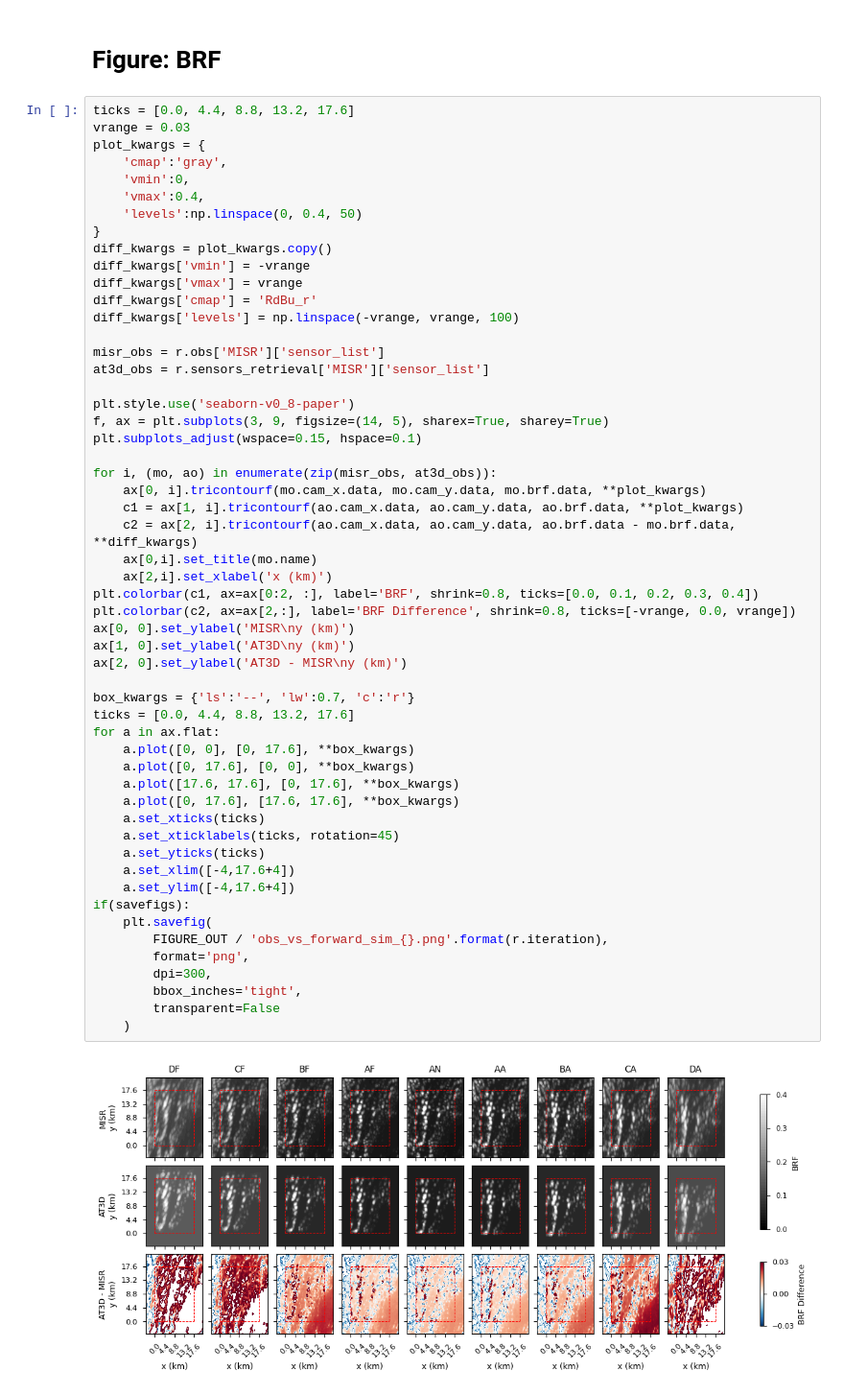
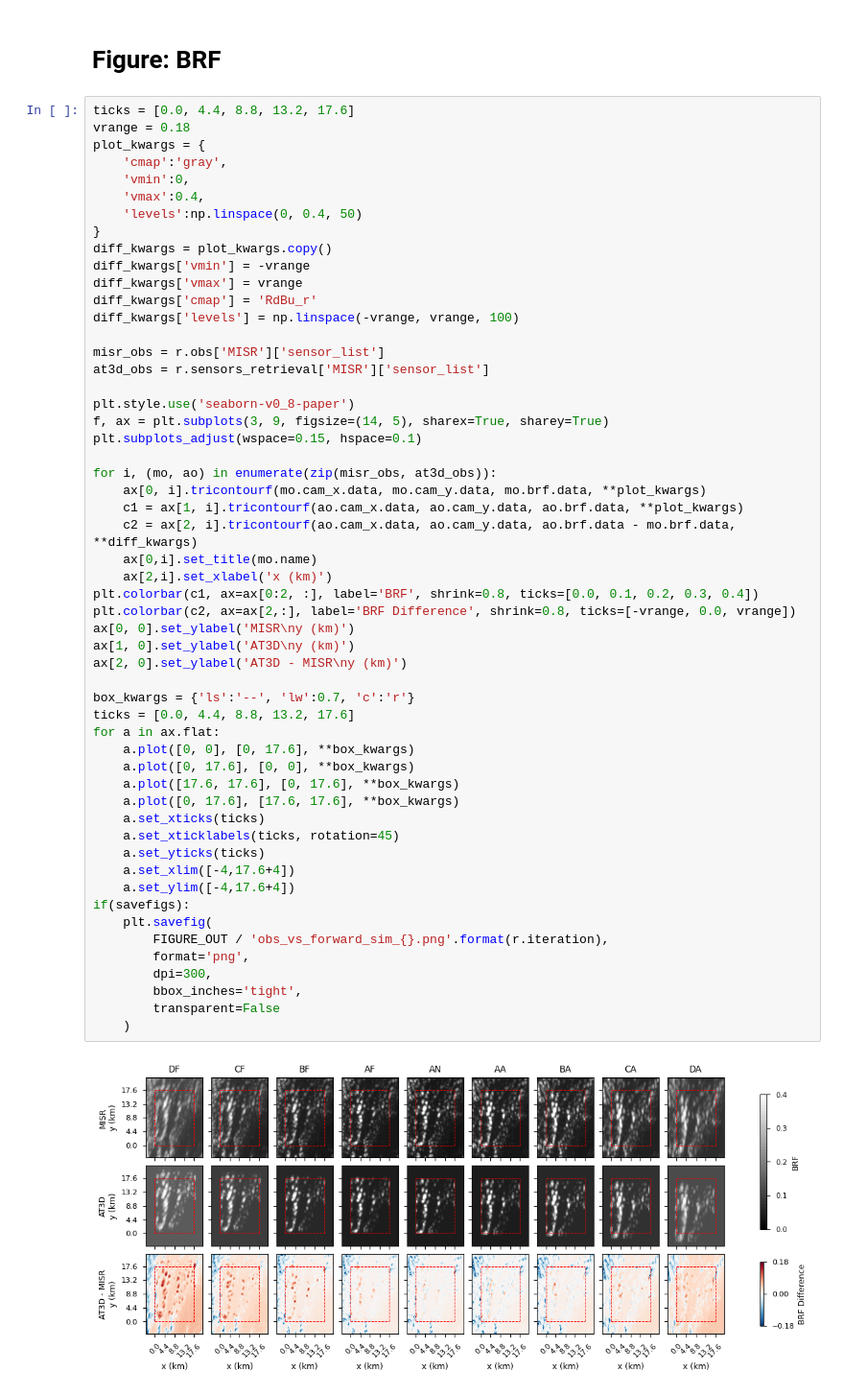
Before and after one commit to jlun17/misr-at3d-camp2ex, a Jupyter notebook: notebooks/investigation/single_retrieval/paper_figures_oop.ipynb, the cells around one changed output. Shown at 96% size. Drawn from its saved outputs; the diff is of its cells as text.

```diff
--- a/notebooks/investigation/single_retrieval/paper_figures_oop.ipynb
+++ b/notebooks/investigation/single_retrieval/paper_figures_oop.ipynb
@@ -140,7 +141,7 @@ if(savefigs):
 # Figure: BRF
 # %%
 ticks = [0.0, 4.4, 8.8, 13.2, 17.6]
-vrange = 0.03
+vrange = 0.18
 plot_kwargs = {
     'cmap':'gray',
     'vmin':0,
@@ -166,31 +167,31 @@ for i, (mo, ao) in enumerate(zip(misr_obs, at3d_obs)):
     c2 = ax[2, i].tricontourf(ao.cam_x.data, ao.cam_y.data, ao.brf.data - mo.brf.data, **diff_kwargs)
     ax[0,i].set_title(mo.name)
     ax[2,i].set_xlabel('x (km)')
 plt.colorbar(c1, ax=ax[0:2, :], label='BRF', shrink=0.8, ticks=[0.0, 0.1, 0.2, 0.3, 0.4])
 plt.colorbar(c2, ax=ax[2,:], label='BRF Difference', shrink=0.8, ticks=[-vrange, 0.0, vrange])
 ax[0, 0].set_ylabel('MISR\ny (km)')
 ax[1, 0].set_ylabel('AT3D\ny (km)')
 ax[2, 0].set_ylabel('AT3D - MISR\ny (km)')
 
 box_kwargs = {'ls':'--', 'lw':0.7, 'c':'r'}
 ticks = [0.0, 4.4, 8.8, 13.2, 17.6]
 for a in ax.flat:
     a.plot([0, 0], [0, 17.6], **box_kwargs)
     a.plot([0, 17.6], [0, 0], **box_kwargs)
     a.plot([17.6, 17.6], [0, 17.6], **box_kwargs)
     a.plot([0, 17.6], [17.6, 17.6], **box_kwargs)
     a.set_xticks(ticks)
     a.set_xticklabels(ticks, rotation=45)
     a.set_yticks(ticks)
     a.set_xlim([-4,17.6+4])
     a.set_ylim([-4,17.6+4])
 if(savefigs):
     plt.savefig(
         FIGURE_OUT / 'obs_vs_forward_sim_{}.png'.format(r.iteration),
         format='png',
         dpi=300,
         bbox_inches='tight',
         transparent=False
     )
 # %% [output]
-[figure, old version]
+[figure, new version]
```
Also changed, not shown: parts of 1 cell of this notebook, 2 other files.
